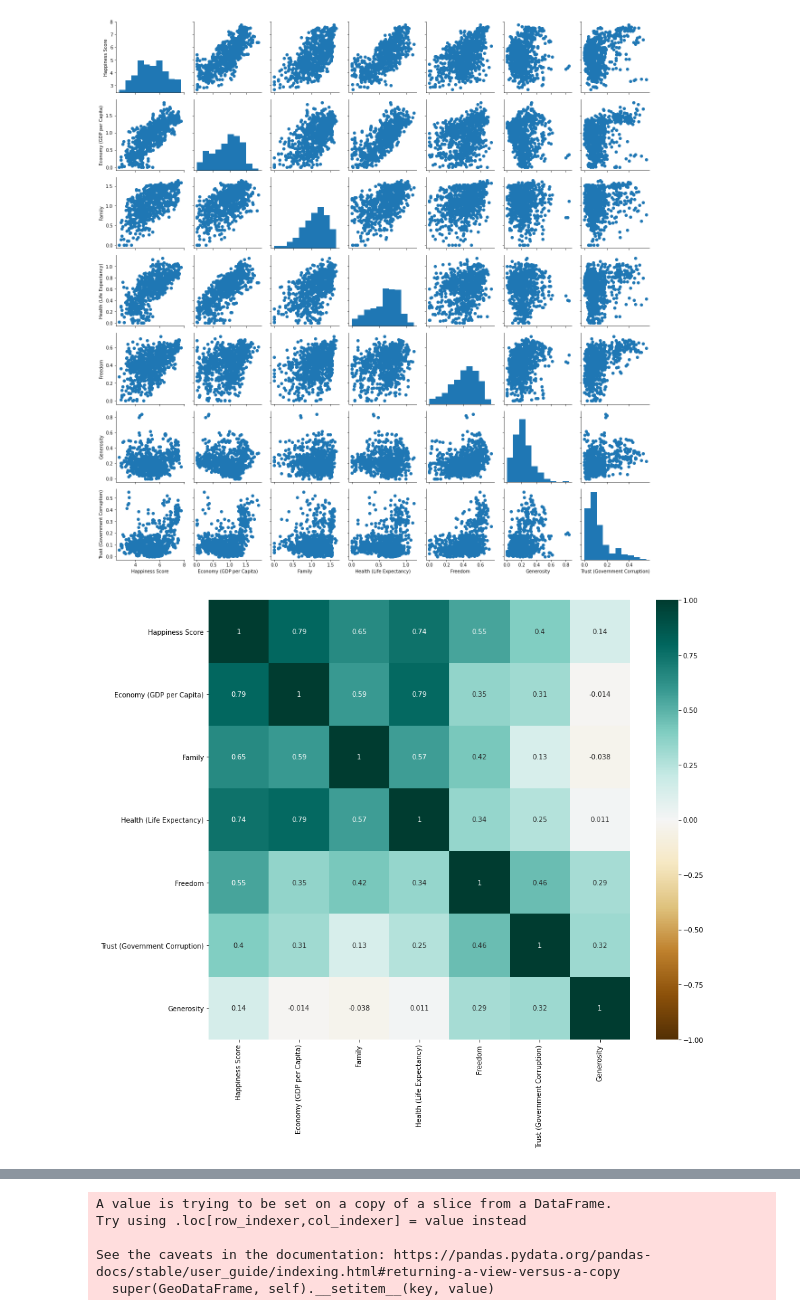
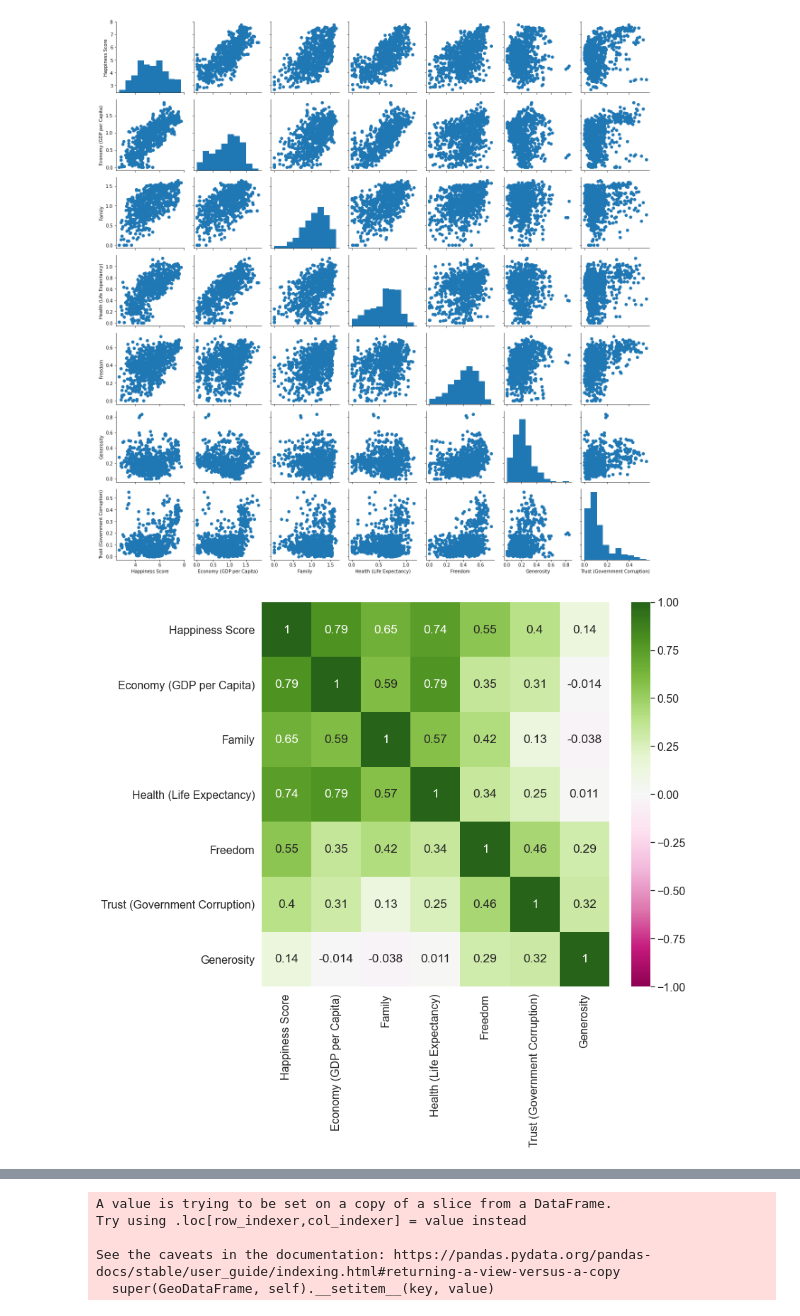
Before and after one commit to fav3ba/Healthy-Happy-Hoos, a Jupyter notebook: HHH_HappinessPrediction_InteractivePlot.ipynb, the cells around one changed output, grey strips where cells are left out. Cells and saved outputs as stored; diff of their text form; code cells hidden in the pictures.

Commit message:
Updated for more interactive plot and prediction
Updated for more interactive plot and prediction

```diff
--- a/HHH_HappinessPrediction_InteractivePlot.ipynb
+++ b/HHH_HappinessPrediction_InteractivePlot.ipynb
@@ -127,8 +127,9 @@ g.map_offdiag(plt.scatter);
 [figure]
 # %%
 #plotting correlation map for data from 2015-2019 merged together
-plt.figure(figsize=(14, 12))
-sns.heatmap(happy_all_ForPrediction.corr(), annot=True, vmin=-1.0, vmax=1.0, cmap="BrBG")
+plt.figure(figsize=(11, 10))
+sns.set(font_scale=1.45)
+sns.heatmap(happy_all_ForPrediction.corr(), annot=True, vmin=-1.0, vmax=1.0, cmap="PiYG")#BrBG
 plt.show()
 # %% [output]
-[figure, old version]
+[figure, new version]
```
Also changed, not shown: parts of 6 cells of this notebook.
